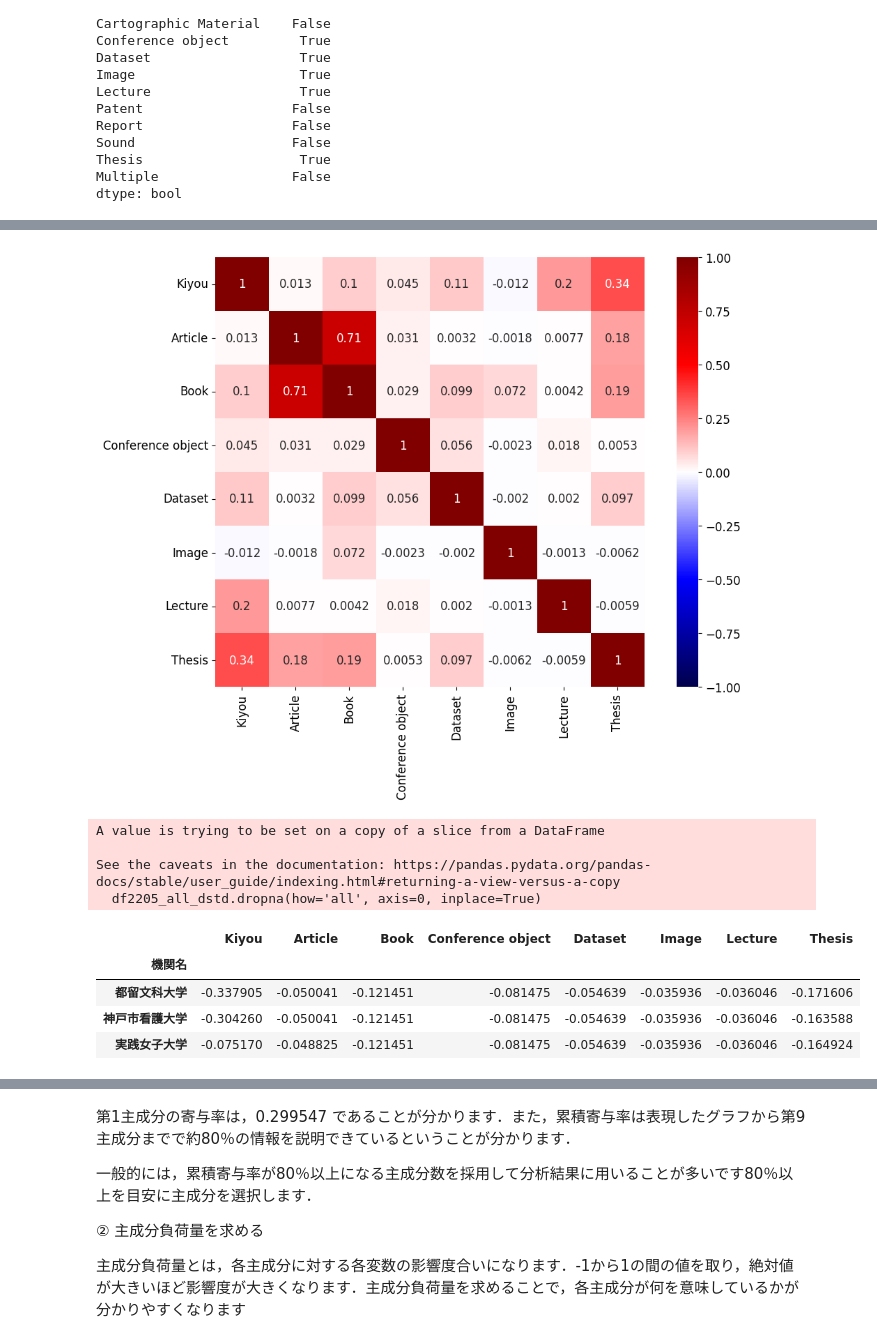
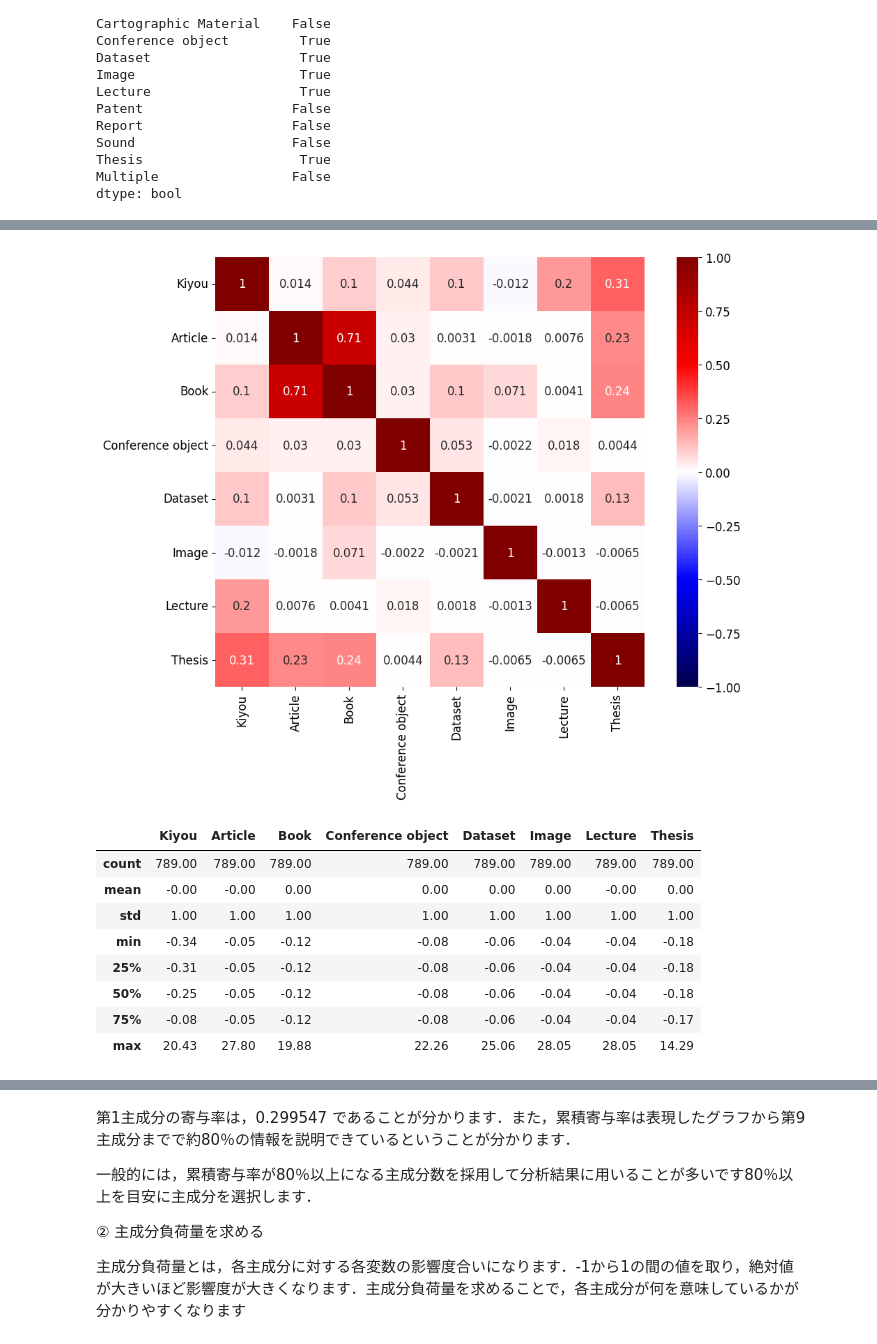
Before and after one commit to wonox/irdbscraping, a Jupyter notebook: irdb.ipynb, the cells around one changed output, grey strips where cells are left out. Drawn from its saved outputs; the diff is of its cells as text; code cells hidden in the pictures.

```diff
--- a/irdb.ipynb
+++ b/irdb.ipynb
@@ -5,6 +12,6 @@
 # %%
 import pandas as pd
 # df = pd.read_excel('2022irdb.xlsx', index_col=0)
-df = pd.read_csv('2022irdb.csv', index_col=0)
-print(df)
+df = pd.read_csv('2022.csv', index_col=0)
+print(df.tail(5))
 # %% [output]
@@ -28,6 +35,6 @@ print(df)
 # %%
 # 統計データから、ある月分を抽出
-df2205 = df.loc['2022年05月']
+df2205 = df.loc['2022年11月']
 df2205.tail(2)
 # %% [output]
 |  | 機関名 | リポジトリ名 | 対象年 | 対象月 | 総件数 | 本文あり件数 | DOI付与件数 | embargoed access(全件数) | ... |
@@ -387,0 +400,6 @@ df2205_all_d.describe()
+# %%
+import matplotlib.pyplot as plt
+# x = df2205_all_d.astype(float).to_numpy()
+x = df2205_all_d
+plt.boxplot(x, whis=0.5)  #whis=(0,100)だと全範囲
+plt.savefig("result3.png")
@@ -450,23 +517,24 @@ sns.heatmap(correlation_coefficients, vmax=1, vmin=-1, cmap='seismic', square=Tr
 plt.xlim([0, correlation_coefficients.shape[0]])
 plt.show()
 # %% [output]
-[figure, old version]
+[figure, new version]
 # %%
 # 行・列ごとに欠損値の個数をカウント
 # print(df2205_all.isnull().sum(axis=0))
 df2205_all_dstd.dropna(how='all', axis=0, inplace=True)
-# %% [output]
-A value is trying to be set on a copy of a slice from a DataFrame
-
-See the caveats in the documentation: https://pandas.pydata.org/pandas-docs/stable/user_guide/indexing.html#returning-a-view-versus-a-copy
-  df2205_all_dstd.dropna(how='all', axis=0, inplace=True)
 # %%
 # 変数の標準化
 df2205_all_std = df2205_all_dstd.apply(lambda x: (x-x.mean())/x.std(), axis=0)
-df2205_all_std.sample(3)
+# df2205_all_std.sample(3)
+# df2205_all_std.describe().astype(int)
+df2205_all_std.describe().round(2)
 # %% [output]
 |  | Kiyou | Article | Book | Conference object | Dataset | Image | Lecture | Thesis |
-| 機関名 |  |  |  |  |  |  |  |  |
-| 都留文科大学 | -0.337905 | -0.050041 | -0.121451 | -0.081475 | -0.054639 | -0.035936 | -0.036046 | -0.171606 |
-| 神戸市看護大学 | -0.304260 | -0.050041 | -0.121451 | -0.081475 | -0.054639 | -0.035936 | -0.036046 | -0.163588 |
-| 実践女子大学 | -0.075170 | -0.048825 | -0.121451 | -0.081475 | -0.054639 | -0.035936 | -0.036046 | -0.164924 |
+| count | 789.00 | 789.00 | 789.00 | 789.00 | 789.00 | 789.00 | 789.00 | 789.00 |
+| mean | -0.00 | -0.00 | 0.00 | 0.00 | 0.00 | 0.00 | -0.00 | 0.00 |
+| std | 1.00 | 1.00 | 1.00 | 1.00 | 1.00 | 1.00 | 1.00 | 1.00 |
+| min | -0.34 | -0.05 | -0.12 | -0.08 | -0.06 | -0.04 | -0.04 | -0.18 |
+| 25% | -0.31 | -0.05 | -0.12 | -0.08 | -0.06 | -0.04 | -0.04 | -0.18 |
+| 50% | -0.25 | -0.05 | -0.12 | -0.08 | -0.06 | -0.04 | -0.04 | -0.18 |
+| 75% | -0.08 | -0.05 | -0.12 | -0.08 | -0.06 | -0.04 | -0.04 | -0.17 |
+| max | 20.43 | 27.80 | 19.88 | 22.26 | 25.06 | 28.05 | 28.05 | 14.29 |
```
Also changed, not shown: parts of 38 cells of this notebook, 2 other files.
